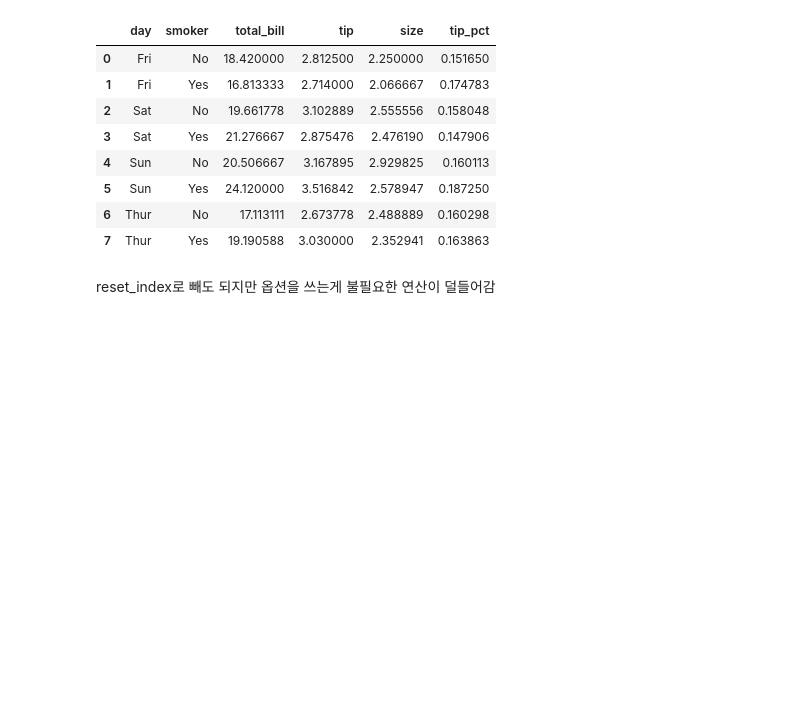
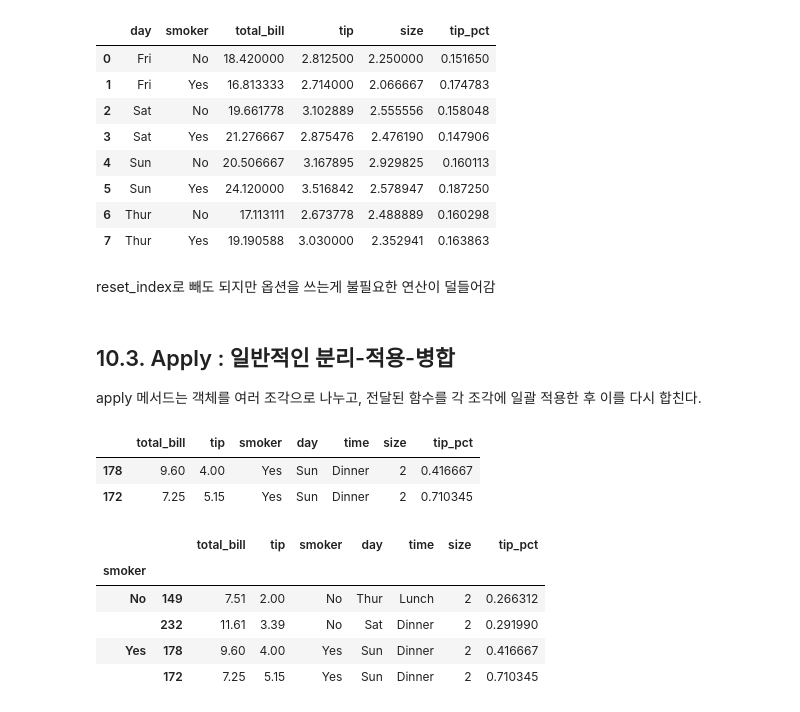
Before and after one commit to Suhwan-Ji/Study_DataScience, a Jupyter notebook: DataAnalysis/Ch10. 데이터 집계와 그룹 연산.ipynb, the cells around one changed output. Saved outputs shown, nothing was run; the diff lists cells and outputs as text; code cells hidden in the pictures; blank space fills up the shorter version.

```diff
--- a/DataAnalysis/Ch10. 데이터 집계와 그룹 연산.ipynb
+++ b/DataAnalysis/Ch10. 데이터 집계와 그룹 연산.ipynb
@@ -528,3 +529,24 @@ tips.groupby(['day','smoker'],as_index=False).mean()
 | 7 | Thur | Yes | 19.190588 | 3.030000 | 2.352941 | 0.163863 |
 # %% [markdown]
 reset_index로 빼도 되지만 옵션을 쓰는게 불필요한 연산이 덜들어감
+# %% [markdown]
+## 10.3. Apply : 일반적인 분리-적용-병합
+apply 메서드는 객체를 여러 조각으로 나누고, 전달된 함수를 각 조각에 일괄 적용한 후 이를 다시 합친다.
+# %%
+#그룹별 상위 5개의 tip_pct 고르기
+def top(df,n=2,column = 'tip_pct'):
+    return df.sort_values(by=column)[-n:]
+top(tips,n=2)
+# %% [output]
+|  | total_bill | tip | smoker | day | time | size | tip_pct |
+| 178 | 9.60 | 4.00 | Yes | Sun | Dinner | 2 | 0.416667 |
+| 172 | 7.25 | 5.15 | Yes | Sun | Dinner | 2 | 0.710345 |
+# %%
+tips.groupby('smoker').apply(top)
+# %% [output]
+|  |  | total_bill | tip | smoker | day | time | size | tip_pct |
+| smoker |  |  |  |  |  |  |  |  |
+| No | 149 | 7.51 | 2.00 | No | Thur | Lunch | 2 | 0.266312 |
+|  | 232 | 11.61 | 3.39 | No | Sat | Dinner | 2 | 0.291990 |
+| Yes | 178 | 9.60 | 4.00 | Yes | Sun | Dinner | 2 | 0.416667 |
+|  | 172 | 7.25 | 5.15 | Yes | Sun | Dinner | 2 | 0.710345 |
```
Also changed, not shown: parts of 52 cells of this notebook.
